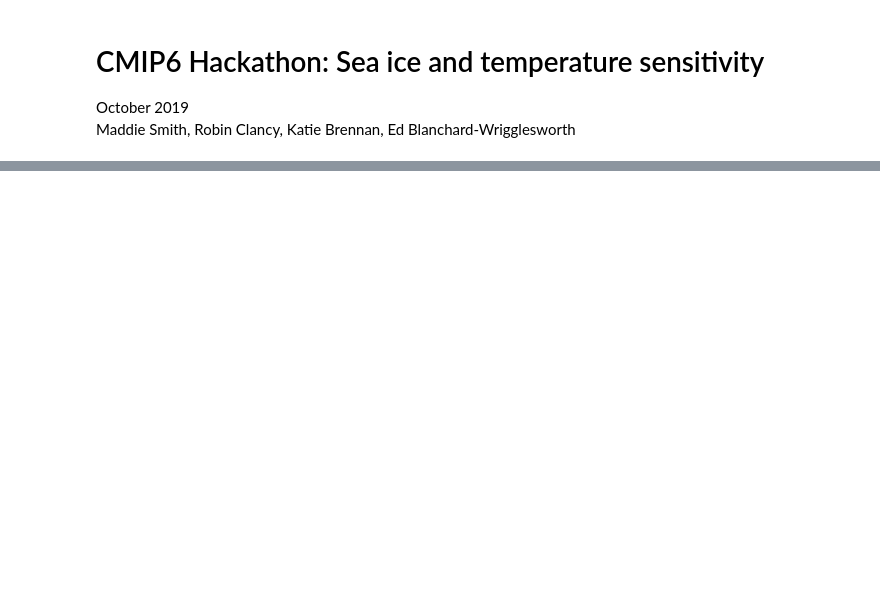
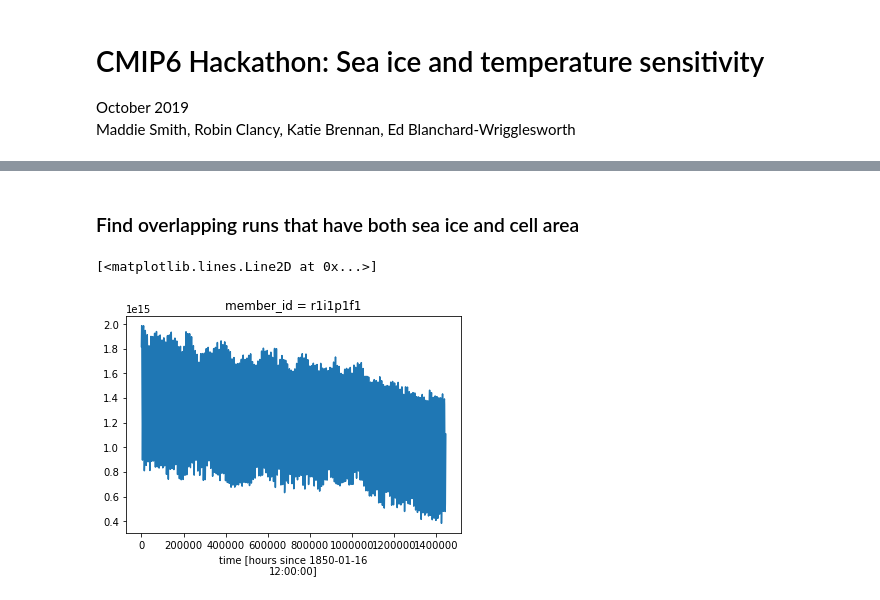
Before and after one commit to smithmadisonm/cmip6-seaice-temp-sensitivity, a Jupyter notebook: notebooks/Sea_ice_temp.ipynb, the cells around one changed output, grey strips where cells are left out. Drawn from its saved outputs; the diff is of its cells as text; code cells hidden in the pictures; blank space fills up the shorter version.

```diff
--- a/notebooks/Sea_ice_temp.ipynb
+++ b/notebooks/Sea_ice_temp.ipynb
@@ -16,0 +149,26 @@ import util
+# %% [markdown]
+### Find overlapping runs that have both sea ice and cell area
+# %%
+sidset_keys = list(sidset_dict.keys())
+ardset_keys = list(ardset_dict.keys())
+
+#dset_keys = list(set(sidset_keys)-set(ardset_keys))
+# %%
+ardset_source = {}
+for i in ardset_keys:
+    ardset_source[ardset_dict[i].source_id]=i
+
+sidset_source = {}
+for i in sidset_keys:
+    sidset_source[sidset_dict[i].source_id]=i
+
+models_intersect = list(set(sidset_source.keys()).intersection(set(ardset_source.keys())))
+# %%
+siconc_ar = ardset_dict[ardset_source[models_intersect[0]]].areacello*sidset_dict[sidset_source[models_intersect[0]]].siconc
+siconc_tot1 = siconc_ar[:,150:,:,:].sum(axis=1)
+siconc_tot = siconc_tot1.sum(axis=1)
+# %%
+siconc_tot.plot()
+# %% [output]
+[<matplotlib.lines.Line2D at 0x...>]
+[figure, added]
```
Also changed, not shown: parts of 25 cells of this notebook.
